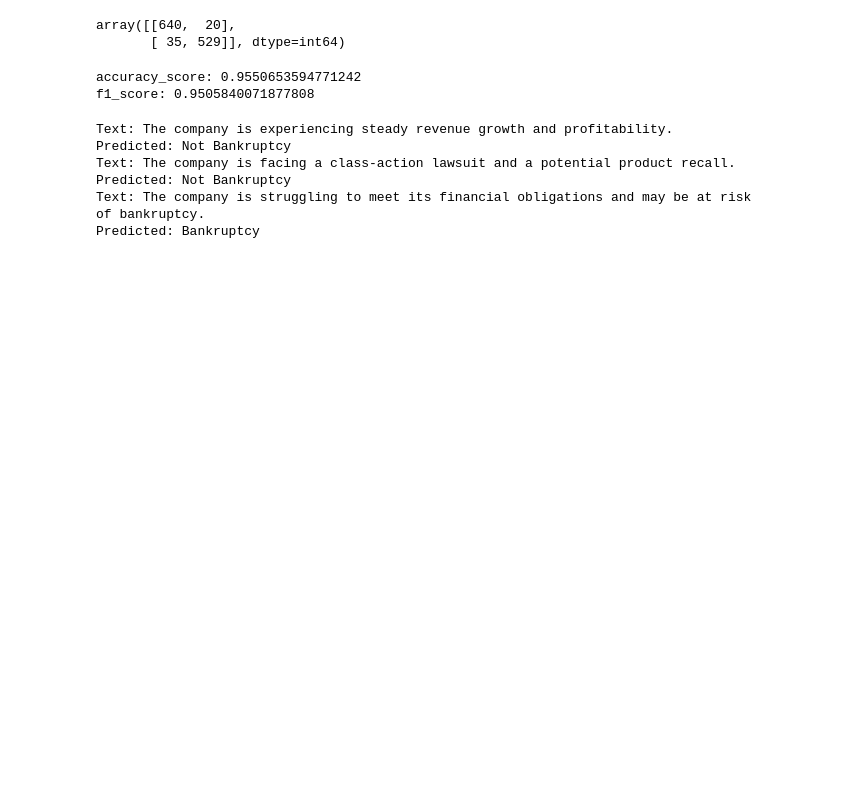
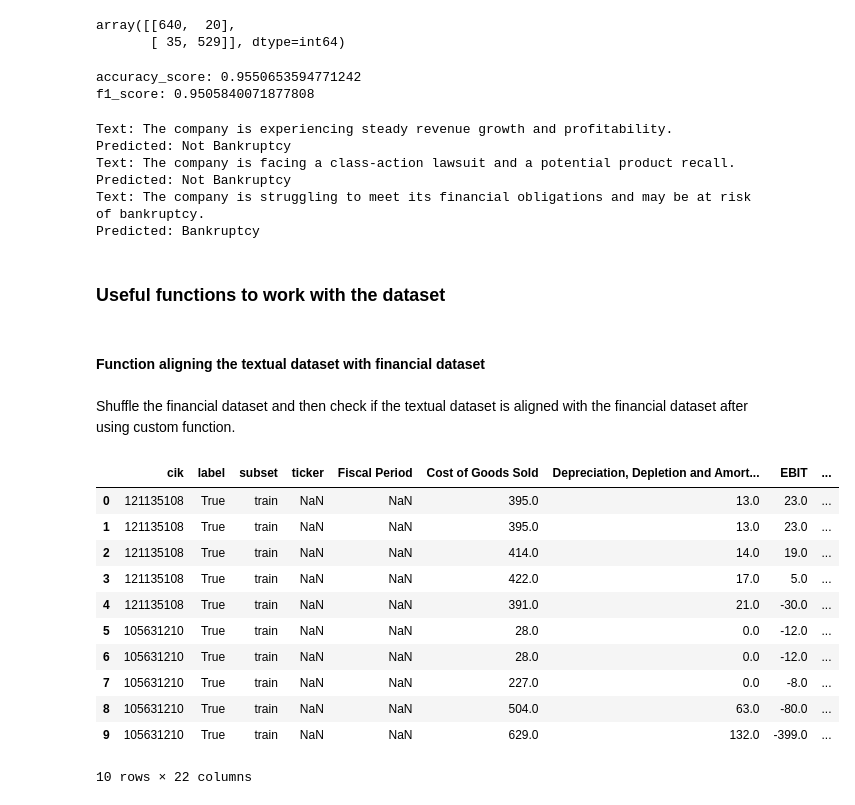
Before and after one commit to grepoz/bankruptcy-prophet, a Jupyter notebook: dataset/dataset-overview.ipynb, the cells around one changed output. Cells and saved outputs as stored; diff of their text form; code cells hidden in the pictures; blank space fills up the shorter version.

```diff
--- a/dataset/dataset-overview.ipynb
+++ b/dataset/dataset-overview.ipynb
@@ -393,3 +444,25 @@ Text: The company is facing a class-action lawsuit and a potential product recal
 Predicted: Not Bankruptcy
 Text: The company is struggling to meet its financial obligations and may be at risk of bankruptcy.
 Predicted: Bankruptcy
+# %% [markdown]
+### Useful functions to work with the dataset
+# %% [markdown]
+#### Function aligning the textual dataset with financial dataset
+# %% [markdown]
+Shuffle the financial dataset and then check if the textual dataset is aligned with the financial dataset after using custom function.
+# %%
+financial_dataset_shuffled = shuffle_data_by_object(financial_dataset)
+financial_dataset_shuffled.head(10)
+# %% [output]
+|  | cik | label | subset | ticker | Fiscal Period | Cost of Goods Sold | Depreciation, Depletion and Amort... | EBIT | ... |
+| 0 | 121135108 | True | train | NaN | NaN | 395.0 | 13.0 | 23.0 | ... |
+| 1 | 121135108 | True | train | NaN | NaN | 395.0 | 13.0 | 23.0 | ... |
+| 2 | 121135108 | True | train | NaN | NaN | 414.0 | 14.0 | 19.0 | ... |
+| 3 | 121135108 | True | train | NaN | NaN | 422.0 | 17.0 | 5.0 | ... |
+| 4 | 121135108 | True | train | NaN | NaN | 391.0 | 21.0 | -30.0 | ... |
+| 5 | 105631210 | True | train | NaN | NaN | 28.0 | 0.0 | -12.0 | ... |
+| 6 | 105631210 | True | train | NaN | NaN | 28.0 | 0.0 | -12.0 | ... |
+| 7 | 105631210 | True | train | NaN | NaN | 227.0 | 0.0 | -8.0 | ... |
+| 8 | 105631210 | True | train | NaN | NaN | 504.0 | 63.0 | -80.0 | ... |
+| 9 | 105631210 | True | train | NaN | NaN | 629.0 | 132.0 | -399.0 | ... |
+10 rows × 22 columns
```
Also changed, not shown: parts of 8 cells of this notebook.
